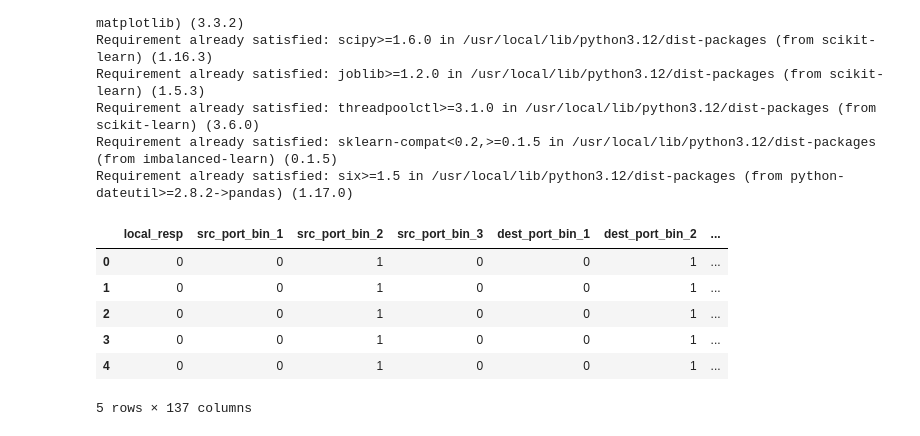
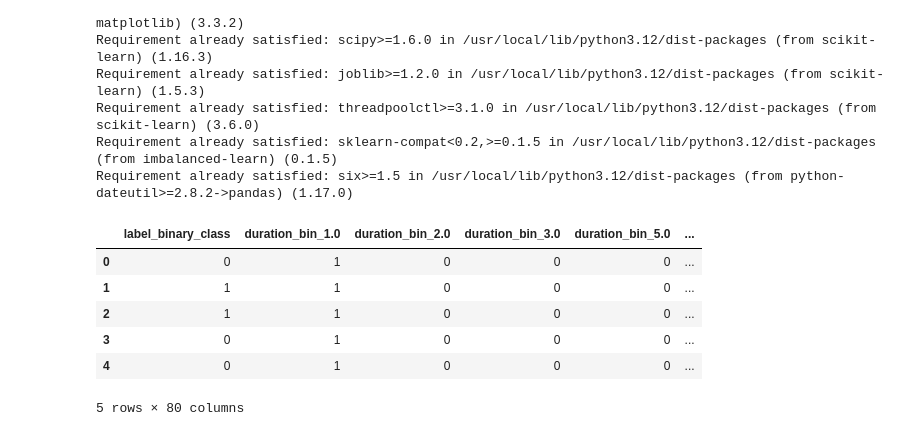
Before and after one commit to aabaniel/ZeekData24-AI-Training, a Jupyter notebook: CTTHES3_Models/ML_SVM.ipynb, the cells around one changed output. Cells and saved outputs as stored; diff of their text form; code cells hidden in the pictures.

```diff
--- a/CTTHES3_Models/ML_SVM.ipynb
+++ b/CTTHES3_Models/ML_SVM.ipynb
@@ -114,26 +121,28 @@ def multiclass_weighted_fpr(y_true, y_pred):
 # Create the scorer object
 fpr_scorer = make_scorer(multiclass_weighted_fpr)
 # %%
+##### FOR COLAB #####
 
-##### FOR COLAB #####
 train = "/content/final_train.csv"
 test = "/content/test.csv"
 '''
+train = "/content/train_binary.csv"
+test = "/content/test_binary.csv"
 
 train = "../datasets/final_train.csv"
 test = "../datasets/test.csv"
 '''
 
 df = pd.read_csv(train)
 test_df = pd.read_csv(test)
 
 df.head()
 # %% [output]
-|  | local_resp | src_port_bin_1 | src_port_bin_2 | src_port_bin_3 | dest_port_bin_1 | dest_port_bin_2 | ... |
-| 0 | 0 | 0 | 1 | 0 | 0 | 1 | ... |
-| 1 | 0 | 0 | 1 | 0 | 0 | 1 | ... |
-| 2 | 0 | 0 | 1 | 0 | 0 | 1 | ... |
-| 3 | 0 | 0 | 1 | 0 | 0 | 1 | ... |
-| 4 | 0 | 0 | 1 | 0 | 0 | 1 | ... |
+|  | label_binary_class | duration_bin_1.0 | duration_bin_2.0 | duration_bin_3.0 | duration_bin_5.0 | ... |
+| 0 | 0 | 1 | 0 | 0 | 0 | ... |
+| 1 | 1 | 1 | 0 | 0 | 0 | ... |
+| 2 | 1 | 1 | 0 | 0 | 0 | ... |
+| 3 | 0 | 1 | 0 | 0 | 0 | ... |
+| 4 | 0 | 1 | 0 | 0 | 0 | ... |
-5 rows × 137 columns
+5 rows × 80 columns
 # %%
```
Also changed, not shown: parts of 12 cells of this notebook.
